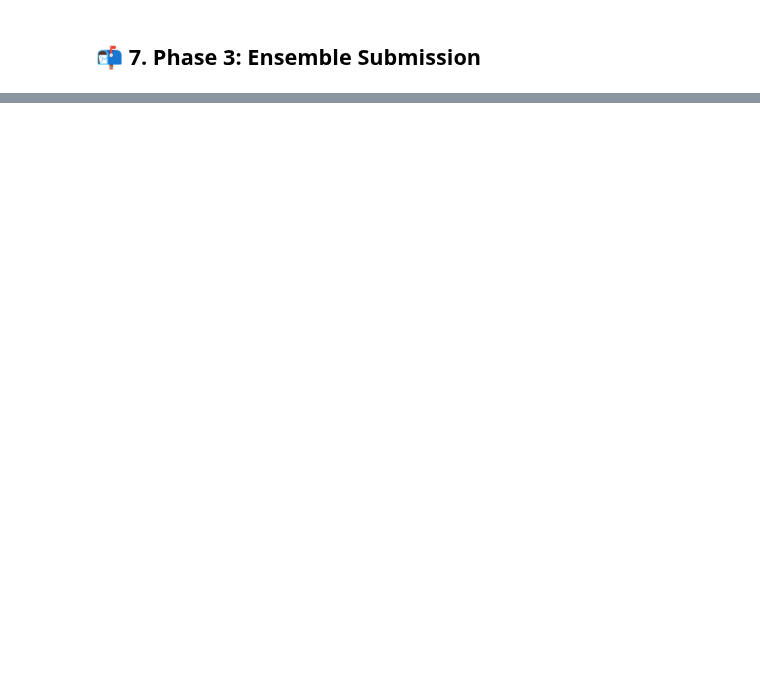
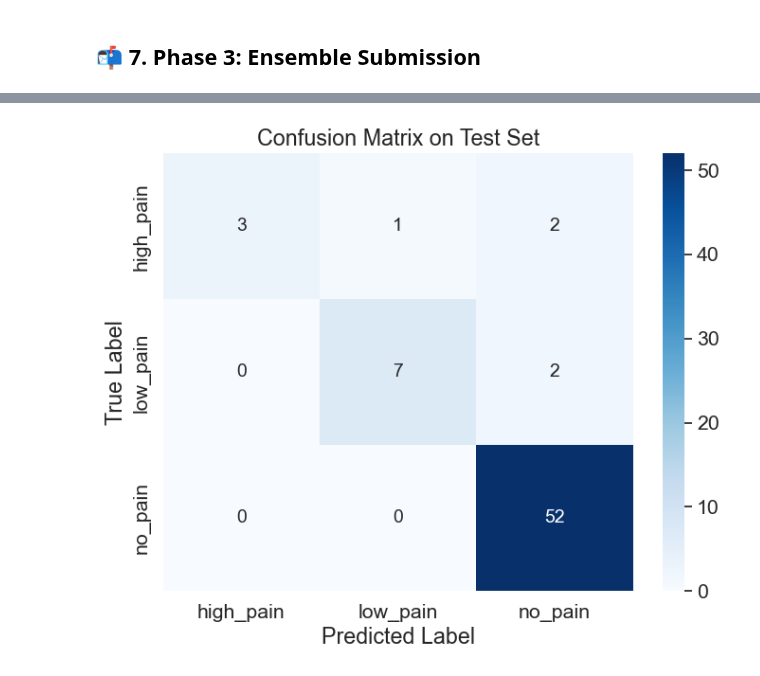
Before and after one commit to Negm2000/Challenge-1, a Jupyter notebook: main.ipynb, the cells around one changed output, grey strips where cells are left out. Drawn from its saved outputs; the diff is of its cells as text; code cells hidden in the pictures; blank space fills up the shorter version.

Commit message:
Added metrics

```diff
--- a/main.ipynb
+++ b/main.ipynb
@@ -451,3 +451,7 @@ Getting best trial from analysis...
 Best validation F1 score: 0.9395
 Best hyperparameters found:
 {'window_size': 10, 'stride': 2, 'lr': 0.0021821719477903866, 'batch_size': 128, 'hidden_size': 256, 'num_layers': 2, 'dropout_rate': 0.4263716438404701, 'feature_dropout_rate': 0.44438270547130976, ' ...
+# %%
+# Have to redefine because I don't want to rerun the whole HPO cell again
+FINAL_CONFIG = {'window_size': 10, 'stride': 2, 'lr': 0.0021821719477903866, 'batch_size': 128, 'hidden_size': 256, 'num_layers': 2, 'dropout_rate': 0.4263716438404701, 'feature_dropout_rate': 0.44438270547130976, 'bidirectional': True, 'l2_lambda': 1.6092289023228805e-07, 'conv_out_channels': 128, 'conv_kernel_size': 5}
+FINAL_BEST_VAL_F1 = 0.9395
@@ -471,15 +498,17 @@ Submission name will be: submission_Conv1d-GRU_H256_L2_C128_K5_v7.csv
 # %%
+# MODIFICATION: Changed skf.split to use the new train/test split
 skf = StratifiedKFold(n_splits=N_SPLITS, shuffle=True, random_state=SEED)
 fold_val_f1_list = []
 continuous_indices_reordered = list(range(32))
 EPOCHS = 350
 
-for fold, (train_idx, val_idx) in enumerate(skf.split(X_train_full_reordered, y_train_full)):
+for fold, (train_idx, val_idx) in enumerate(skf.split(X_train_final, y_train_final)):
     fold_name = f"{FINAL_EXPERIMENT_NAME}_fold_{fold+1}"
     print(f"\n--- Fold {fold+1}/{N_SPLITS} --- ({fold_name}) ---")
 
-    X_train_fold, y_train_fold = X_train_full_reordered[train_idx], y_train_full[train_idx]
-    X_val_fold, y_val_fold = X_train_full_reordered[val_idx], y_train_full[val_idx]
+    # MODIFICATION: Indexing into the new X_train_final and y_train_final sets
+    X_train_fold, y_train_fold = X_train_final[train_idx], y_train_final[train_idx]
+    X_val_fold, y_val_fold = X_train_final[val_idx], y_train_final[val_idx]
 
     preprocessor_fold = ColumnTransformer([('s', StandardScaler(), continuous_indices_reordered)], remainder='passthrough')
     ns, ts, f = X_train_fold.shape
@@ -546,7 +575,6 @@ test_loader = make_loader(TensorDataset(torch.from_numpy(X_test_w).float()), FIN
 model_config_final = {k: v for k, v in FINAL_CONFIG.items() if k not in ['window_size', 'stride', 'lr', 'batch_size', 'l2_lambda']}
 all_fold_probabilities = []
 for fold in range(N_SPLITS):
-    if fold == 0 or fold == 3: continue # Skip loading folds 1 and 4 for submission
     fold_name = f"{FINAL_EXPERIMENT_NAME}_fold_{fold+1}"
     model_path = f"models/{fold_name}_best_model.pt"
     print(f"Loading model {fold+1}/{N_SPLITS} from {model_path}...")
@@ -585,3 +617,81 @@ Successfully saved to submissions\submission_Conv1d-GRU_H256_L2_C128_K5_v7.csv!
 2          002  no_pain
 3          003  no_pain
 4          004  no_pain
+# %%
+from sklearn.metrics import accuracy_score, f1_score, precision_score, recall_score, confusion_matrix, classification_report, cohen_kappa_score, matthews_corrcoef
+print("\n--- Evaluating the ensemble on the held-out test set ---")
+
+# The preprocessor_final was fitted on the full training data before the split.
+# We now use it to transform our held-out test set.
+ns_test, ts_test, f_test = X_test_final.shape
+X_test_final_scaled = preprocessor_final.transform(X_test_final.reshape(ns_test * ts_test, f_test)).reshape(ns_test, ts_test, f_test)
+
+# Create sliding windows for the test set
+X_test_w_final, test_window_indices_final = create_sliding_windows(
+    X_test_final_scaled, y=None, window_size=FINAL_CONFIG['window_size'], stride=FINAL_CONFIG['stride']
+)
+test_loader_final = make_loader(TensorDataset(torch.from_numpy(X_test_w_final).float()), FINAL_CONFIG['batch_size'], False, False)
+
+# --- Make predictions with the ensemble ---
+model_config_eval = {k: v for k, v in FINAL_CONFIG.items() if k not in ['window_size', 'stride', 'lr', 'batch_size', 'l2_lambda']}
+all_fold_probabilities_test = []
+
+for fold in range(N_SPLITS):
+    fold_name = f"{FINAL_EXPERIMENT_NAME}_fold_{fold+1}"
+    model_path = f"models/{fold_name}_best_model.pt"
+    print(f"Loading model {fold+1}/{N_SPLITS} from {model_path} for test evaluation...")
+
+    model_fold = RecurrentClassifier(**model_config_eval, num_classes=N_CLASSES).to(device)
+    model_fold.load_state_dict(torch.load(model_path, map_location=device))
+    model_fold.eval()
+
+    fold_preds = []
+    with torch.no_grad():
+        for (inputs,) in test_loader_final:
+            with torch.amp.autocast(device_type=device.type, enabled=(device.type == 'cuda')):
+                probs = torch.softmax(model_fold(inputs.to(device)), dim=1)
+                fold_preds.append(probs.cpu().numpy())
+    all_fold_probabilities_test.append(np.concatenate(fold_preds))
+
+# --- Aggregate predictions and calculate metrics ---
+mean_probabilities_test = np.mean(all_fold_probabilities_test, axis=0)
+
+# Aggregate window predictions back to original sample predictions
+df_probs_test = pd.DataFrame(mean_probabilities_test, columns=[f"prob_{i}" for i in range(N_CLASSES)])
+df_probs_test['original_index'] = test_window_indices_final
+agg_probs_test = df_probs_test.groupby('original_index')[[f"prob_{i}" for i in range(N_CLASSES)]].mean().values
+final_test_predictions = np.argmax(agg_probs_test, axis=1)
+class_names = le.inverse_transform(range(N_CLASSES))
+
+# --- Calculate and Display Performance Metrics ---
+print("\n--- Final Test Set Performance Metrics ---")
+
+# Overall scores
+test_accuracy = accuracy_score(y_test_final, final_test_predictions)
+test_f1_weighted = f1_score(y_test_final, final_test_predictions, average='weighted')
+test_mcc = matthews_corrcoef(y_test_final, final_test_predictions)
+test_kappa = cohen_kappa_score(y_test_final, final_test_predictions)
+
+print("--- Overall Performance ---")
+print(f"  - Accuracy:                   {test_accuracy:.4f}")
+print(f"  - Weighted F1-Score:          {test_f1_weighted:.4f}")
+print(f"  - Matthews Correlation Coef:  {test_mcc:.4f}")
+print(f"  - Cohen's Kappa:              {test_kappa:.4f}")
+
+
+# Class-by-class report
+print("\n--- Detailed Classification Report ---")
+class_report = classification_report(y_test_final, final_test_predictions, target_names=class_names)
+print(class_report)
+
+
+# --- Display Confusion Matrix ---
+print("\n--- Confusion Matrix ---")
+cm = confusion_matrix(y_test_final, final_test_predictions)
+plt.figure(figsize=(8, 6))
+sns.heatmap(cm, annot=True, fmt='d', cmap='Blues', xticklabels=class_names, yticklabels=class_names)
+plt.xlabel('Predicted Label')
+plt.ylabel('True Label')
+plt.title('Confusion Matrix on Test Set')
+plt.show()
+# %% [output]
@@ -587,0 +715 @@ Successfully saved to submissions\submission_Conv1d-GRU_H256_L2_C128_K5_v7.csv!
+[figure, added]
```
Also changed, not shown: parts of 5 cells of this notebook.
